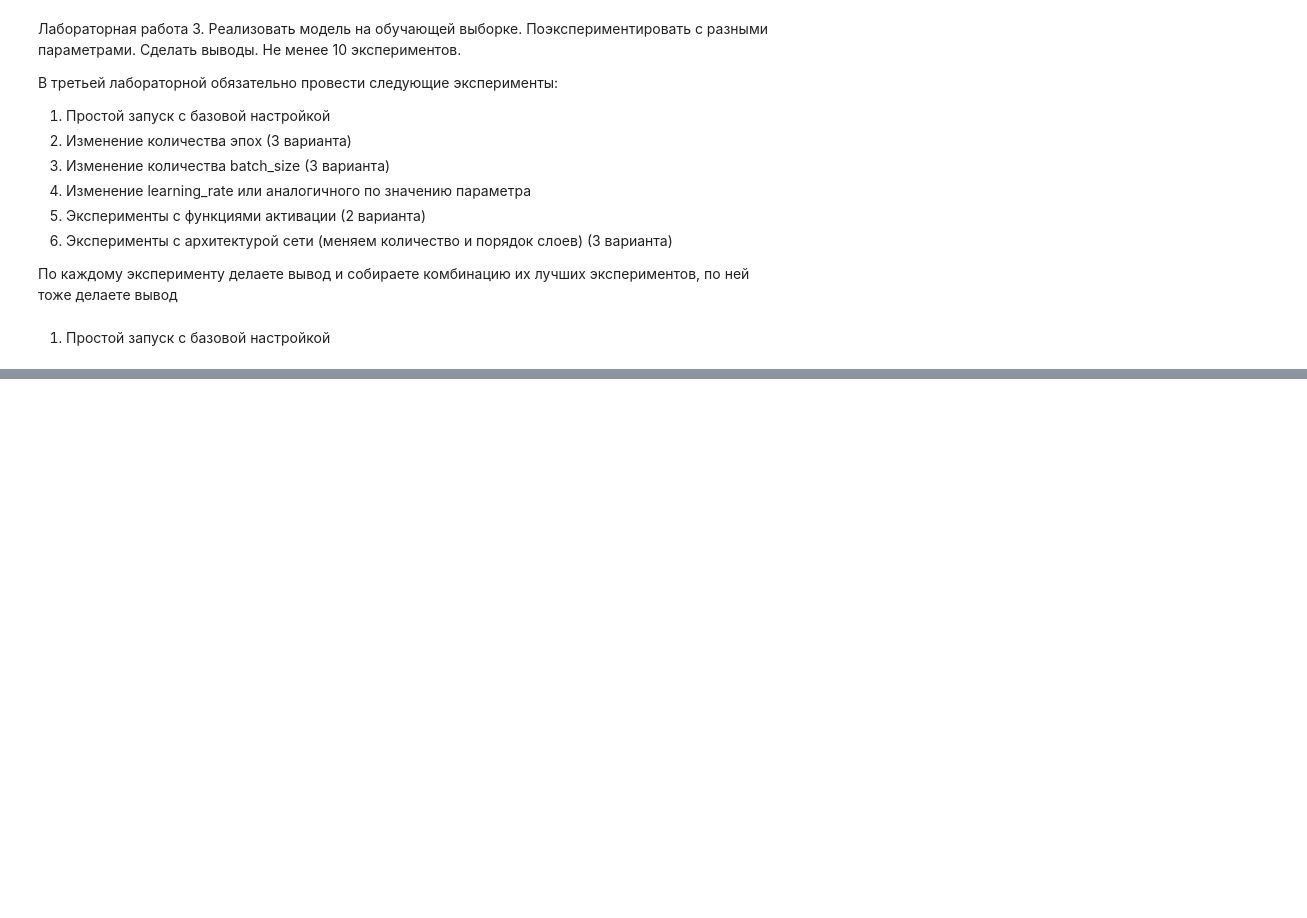
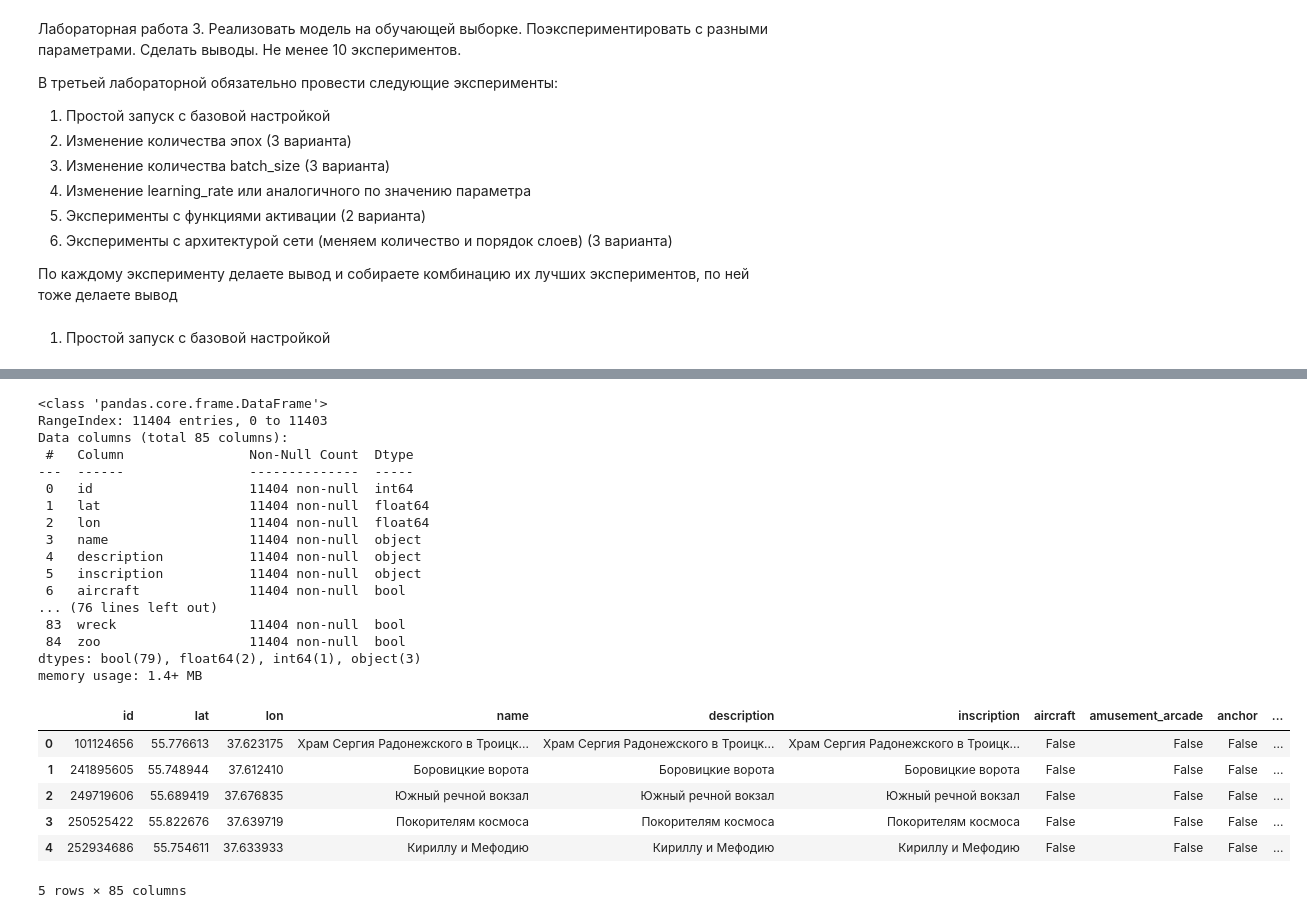
Before and after one commit to Likogeles/Tourism_data_prepare, a Jupyter notebook: main.ipynb, the cells around one changed output, grey strips where cells are left out. Cells and saved outputs as stored; diff of their text form; code cells hidden in the pictures; blank space fills up the shorter version.

```diff
--- a/main.ipynb
+++ b/main.ipynb
@@ -926,0 +1024,36 @@ plt.show()
+# %%
+df = pd.read_csv(OUTPUT_MSC_CSV, encoding="utf-8")
+
+# df[binary_cols] = df[binary_cols].astype("int8")
+
+df.info()
+df.head()
+
+# base_cols = {"id", "lat", "lon", "name", "description", "inscription"}
+# binary_cols = [c for c in df.columns if c not in base_cols]
+# df[binary_cols].sum().sort_values(ascending=False).head(20)
+# %% [output]
+<class 'pandas.core.frame.DataFrame'>
+RangeIndex: 11404 entries, 0 to 11403
+Data columns (total 85 columns):
+ #   Column                Non-Null Count  Dtype
+---  ------                --------------  -----
+ 0   id                    11404 non-null  int64
+ 1   lat                   11404 non-null  float64
+ 2   lon                   11404 non-null  float64
+ 3   name                  11404 non-null  object
+ 4   description           11404 non-null  object
+ 5   inscription           11404 non-null  object
+ 6   aircraft              11404 non-null  bool
+... (76 lines left out)
+ 83  wreck                 11404 non-null  bool
+ 84  zoo                   11404 non-null  bool
+dtypes: bool(79), float64(2), int64(1), object(3)
+memory usage: 1.4+ MB
+|  | id | lat | lon | name | description | inscription | aircraft | amusement_arcade | anchor | ... |
+| 0 | 101124656 | 55.776613 | 37.623175 | Храм Сергия Радонежского в Троицк... | Храм Сергия Радонежского в Троицк... | Храм Сергия Радонежского в Троицк... | False | False | False | ... |
+| 1 | 241895605 | 55.748944 | 37.612410 | Боровицкие ворота | Боровицкие ворота | Боровицкие ворота | False | False | False | ... |
+| 2 | 249719606 | 55.689419 | 37.676835 | Южный речной вокзал | Южный речной вокзал | Южный речной вокзал | False | False | False | ... |
+| 3 | 250525422 | 55.822676 | 37.639719 | Покорителям космоса | Покорителям космоса | Покорителям космоса | False | False | False | ... |
+| 4 | 252934686 | 55.754611 | 37.633933 | Кириллу и Мефодию | Кириллу и Мефодию | Кириллу и Мефодию | False | False | False | ... |
+5 rows × 85 columns
```
Also changed, not shown: parts of 24 cells of this notebook, 3 other files.
